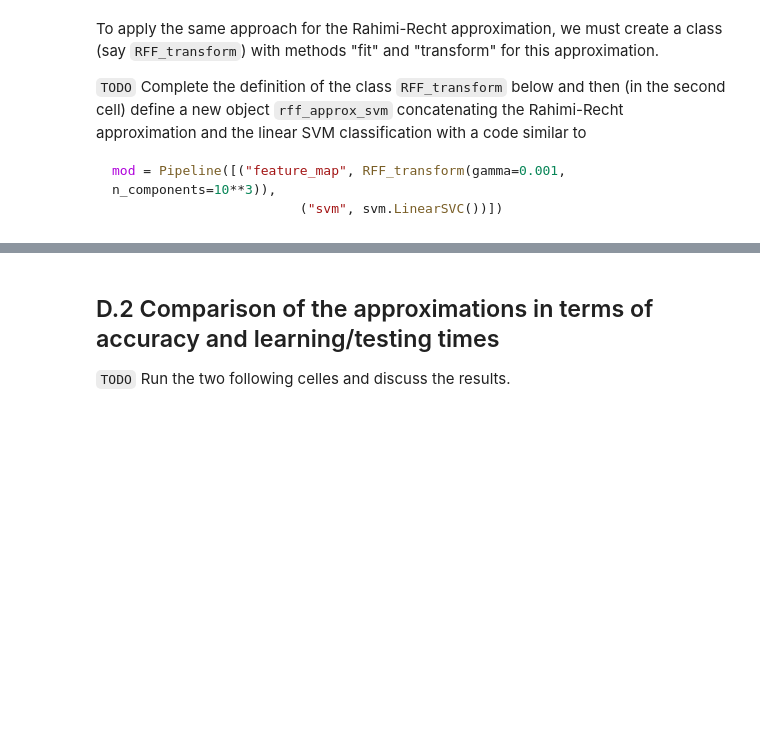
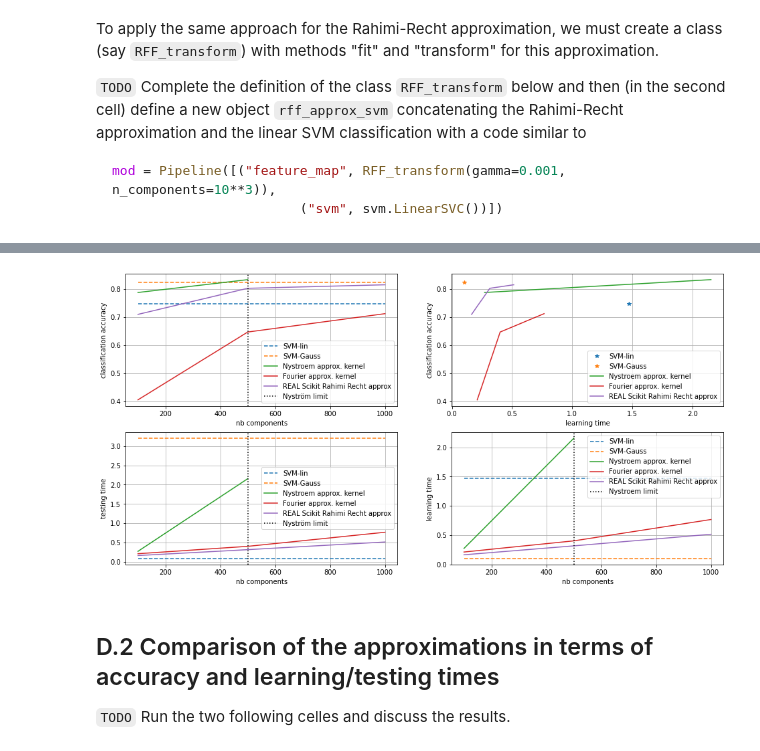
Before and after one commit to AdrienMarquer22/largescale, a Jupyter notebook: TP1_AdrienMarquer_JeanAlainMorel.ipynb, the cells around one changed output, grey strips where cells are left out. Cells and saved outputs as stored; diff of their text form; code cells hidden in the pictures; blank space fills up the shorter version.

```diff
--- a/TP1_AdrienMarquer_JeanAlainMorel.ipynb
+++ b/TP1_AdrienMarquer_JeanAlainMorel.ipynb
@@ -889,0 +890,16 @@ accuracy: 0.711
+# %%
+#DELETE
+
+
+
+mod = Pipeline([("feature_map", RBFSampler(gamma=0.001)),
+                         ("svm", svm.LinearSVC())])
+
+mod[0].set_params(n_components=100)
+test_classifier(mod, 500)
+
+mod[0].set_params(n_components=400)
+test_classifier(mod, 500)
+
+mod[0].set_params(n_components=1000)
+test_classifier(mod, 500)        # !!! warning: nb_feat has to be smaller than nb_ex
@@ -890,3 +921,16 @@ accuracy: 0.711
+# %%
+
+run_exp_svm_approx(500,                              # size of the training set
+                   algs=[linear_svm, kernel_svm,     # algorithms to be compared
+                         nystroem_approx_svm,
+                         rff_approx_svm,mod],
+                   labels=['SVM-lin', 'SVM-Gauss',   # label to attach to each algorithm
+                           'Nystroem approx. kernel',
+                           'Fourier approx. kernel',"REAL Scikit Rahimi Recht approx"],
+                   nb_feat_list=[100, 500, 1000]     # sizes of approximation to be tested (for approximation-based algorithms)
+                  )
+# %% [output]
+[figure, added]
 # %% [markdown]
 ## D.2 Comparison of the approximations in terms of accuracy and learning/testing times
 
```
Also changed, not shown: parts of 12 cells of this notebook.
